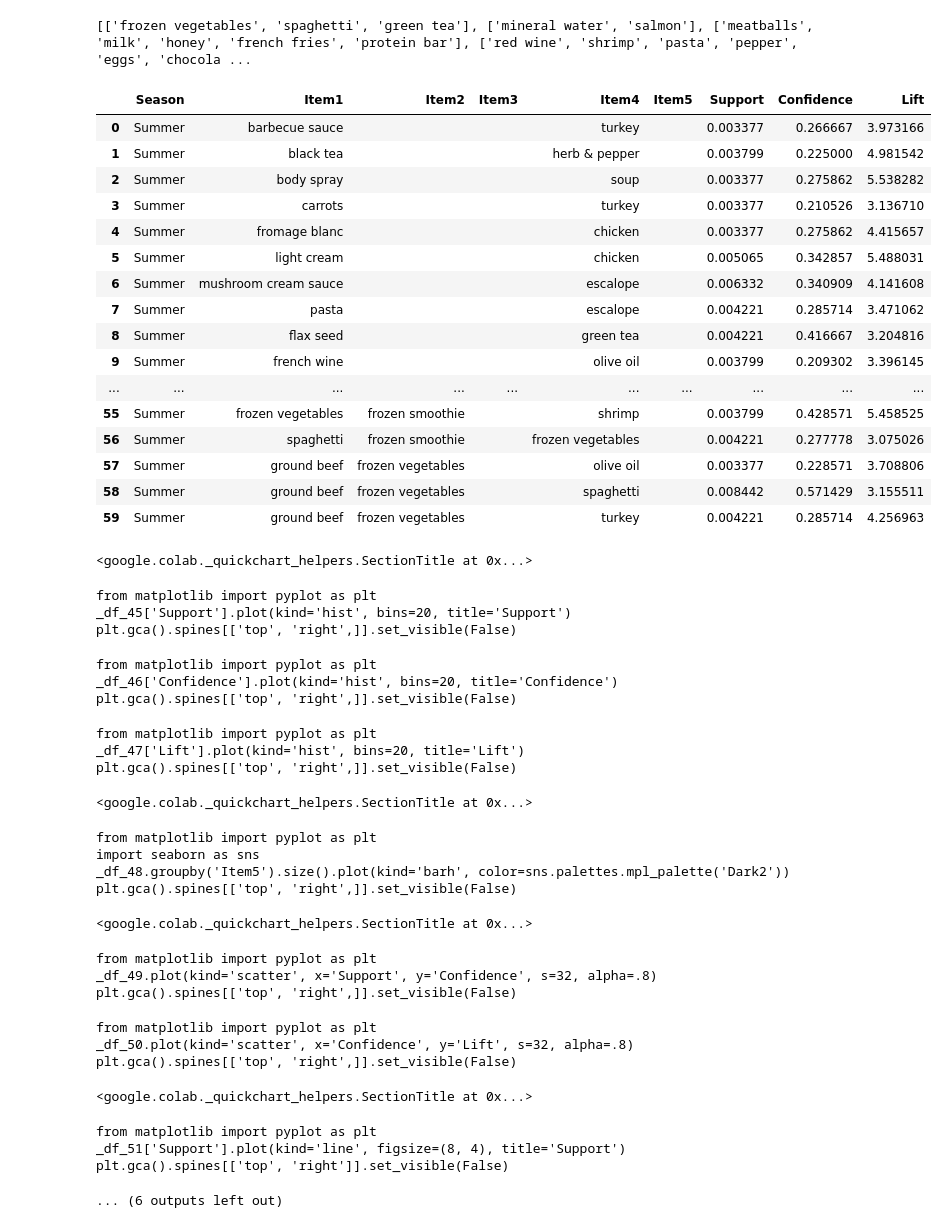
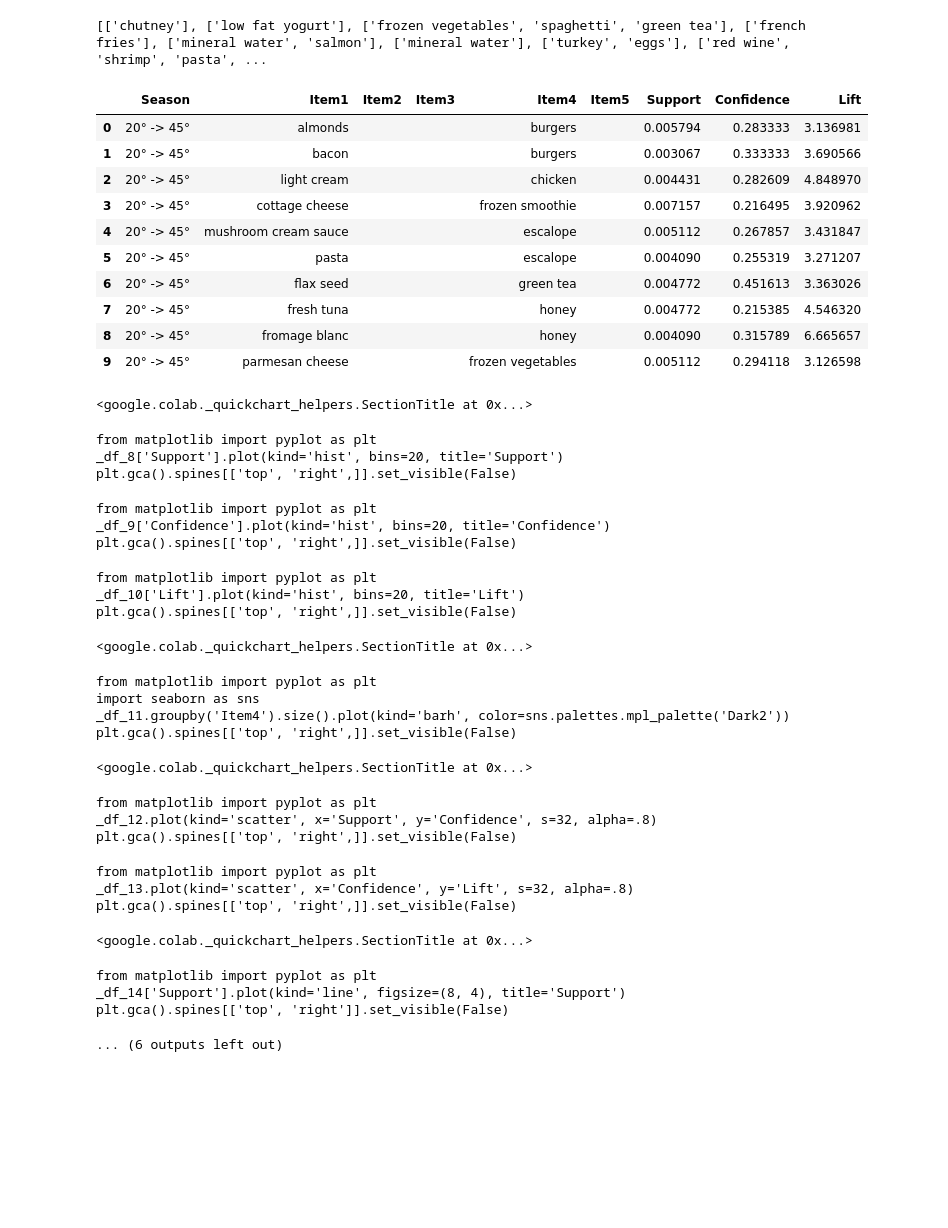
Before and after one commit to karankumarcv/ecommerce-recommendation, a Jupyter notebook: Recommendation_System_Apriori.ipynb, the cells around one changed output. Drawn from its saved outputs; the diff is of its cells as text; code cells hidden in the pictures; blank space fills up the shorter version.

```diff
--- a/Recommendation_System_Apriori.ipynb
+++ b/Recommendation_System_Apriori.ipynb
@@ -38,9 +57,9 @@ def tempToSeasons(temp_data):
         season_category = "Winter"
     elif 10 < temp_data <= 20:
         season_category = "Spring"
-    elif 40 > temp_data > 20:
+    elif 45 > temp_data > 20:
         season_category = "Summer"
-    elif temp_data >= 40:
+    elif temp_data >= 45:
         season_category = "Extereme Hot"
     return season_category
 
@@ -80,3 +96,22 @@ filtered_transactions = filterBySeason("Summer")
+# %%
+
+def seasonsToTemp(season_data):
+    temp_range = str()
+    if season_data == "Extreme Cold":
+        temp_range = "-100° -> 0°"
+    elif season_data == "Winter":
+        temp_range = "0° -> 10°"
+    elif season_data == "Spring":
+        temp_range = "10° -> 20°"
+    elif season_data == "Summer":
+        temp_range = "20° -> 45°"
+    elif season_data == "Extereme Hot":
+        temp_range = "-45° -> 100°"
+    return temp_range
+# %%
+season_name= "Summer"
+season_temp=seasonsToTemp(season_name)
+filtered_transactions = filterBySeason(season_name)
 # %%
 print(filtered_transactions)
 # %% [output]
@@ -86,7 +121,7 @@ for i in range(len(filtered_transactions)-1):
   del filtered_transactions[i][0:2]
 print(filtered_transactions)
 # %% [output]
-[['frozen vegetables', 'spaghetti', 'green tea'], ['mineral water', 'salmon'], ['meatballs', 'milk', 'honey', 'french fries', 'protein bar'], ['red wine', 'shrimp', 'pasta', 'pepper', 'eggs', 'chocola ...
+[['chutney'], ['low fat yogurt'], ['frozen vegetables', 'spaghetti', 'green tea'], ['french fries'], ['mineral water', 'salmon'], ['mineral water'], ['turkey', 'eggs'], ['red wine', 'shrimp', 'pasta', ...
 # %%
 
 #create an object of apriori function and set the threshold values for metrics
@@ -110,78 +145,71 @@ for i in range(result.shape[0]):
     list1 = result['ordered_statistics'][i][0]
     item1.append(list(list1[0]))
     item2.append(list(list1[1]))
     confidence.append(list1[2])
     lift.append(list1[3])
 
 #convert the lists to dataframe
 item_1 = pd.DataFrame(item1)
 item_2 = pd.DataFrame(item2)
 conf =pd.DataFrame(confidence,columns=['Confidence'])
 lift_m = pd.DataFrame(lift,columns=['Lift'])
 
 
 season_list=[]
 
 #concatenate the individual dataframes to a single dataframe
-final_result = pd.concat([item_1,item_2,support,conf,lift_m,], axis=1)
+final_result = pd.concat([item_1,item_2,support,conf,lift_m], axis=1)
 
 #fill the missing values
 final_result = final_result.fillna(value=' ')
+
 
 #rename the columns
 # final_result.columns = ['Item1','Item2','Item3','Item4','Item5','Support','Confidence','Lift']
 
 for i in range (len(final_result)):
-  season_list.append("Summer")
+  season_list.append(season_temp)
 
 season_list = pd.DataFrame(season_list)
 final_data= pd.concat([season_list,final_result],axis=1)
 final_data.columns=['Season','Item1','Item2','Item3','Item4','Item5','Support','Confidence','Lift']
-final_data.head(60)
-# final_data = pd.concat(season_list,final_result)
-# print(final_data)
+final_data.head(10)
 # %% [output]
 |  | Season | Item1 | Item2 | Item3 | Item4 | Item5 | Support | Confidence | Lift |
-| 0 | Summer | barbecue sauce |  |  | turkey |  | 0.003377 | 0.266667 | 3.973166 |
-| 1 | Summer | black tea |  |  | herb & pepper |  | 0.003799 | 0.225000 | 4.981542 |
-| 2 | Summer | body spray |  |  | soup |  | 0.003377 | 0.275862 | 5.538282 |
-| 3 | Summer | carrots |  |  | turkey |  | 0.003377 | 0.210526 | 3.136710 |
-| 4 | Summer | fromage blanc |  |  | chicken |  | 0.003377 | 0.275862 | 4.415657 |
-| 5 | Summer | light cream |  |  | chicken |  | 0.005065 | 0.342857 | 5.488031 |
-| 6 | Summer | mushroom cream sauce |  |  | escalope |  | 0.006332 | 0.340909 | 4.141608 |
-| 7 | Summer | pasta |  |  | escalope |  | 0.004221 | 0.285714 | 3.471062 |
-| 8 | Summer | flax seed |  |  | green tea |  | 0.004221 | 0.416667 | 3.204816 |
-| 9 | Summer | french wine |  |  | olive oil |  | 0.003799 | 0.209302 | 3.396145 |
-| ... | ... | ... | ... | ... | ... | ... | ... | ... | ... |
-| 55 | Summer | frozen vegetables | frozen smoothie |  | shrimp |  | 0.003799 | 0.428571 | 5.458525 |
-| 56 | Summer | spaghetti | frozen smoothie |  | frozen vegetables |  | 0.004221 | 0.277778 | 3.075026 |
-| 57 | Summer | ground beef | frozen vegetables |  | olive oil |  | 0.003377 | 0.228571 | 3.708806 |
-| 58 | Summer | ground beef | frozen vegetables |  | spaghetti |  | 0.008442 | 0.571429 | 3.155511 |
-| 59 | Summer | ground beef | frozen vegetables |  | turkey |  | 0.004221 | 0.285714 | 4.256963 |
+| 0 | 20° -> 45° | almonds |  |  | burgers |  | 0.005794 | 0.283333 | 3.136981 |
+| 1 | 20° -> 45° | bacon |  |  | burgers |  | 0.003067 | 0.333333 | 3.690566 |
+| 2 | 20° -> 45° | light cream |  |  | chicken |  | 0.004431 | 0.282609 | 4.848970 |
+| 3 | 20° -> 45° | cottage cheese |  |  | frozen smoothie |  | 0.007157 | 0.216495 | 3.920962 |
+| 4 | 20° -> 45° | mushroom cream sauce |  |  | escalope |  | 0.005112 | 0.267857 | 3.431847 |
+| 5 | 20° -> 45° | pasta |  |  | escalope |  | 0.004090 | 0.255319 | 3.271207 |
+| 6 | 20° -> 45° | flax seed |  |  | green tea |  | 0.004772 | 0.451613 | 3.363026 |
+| 7 | 20° -> 45° | fresh tuna |  |  | honey |  | 0.004772 | 0.215385 | 4.546320 |
+| 8 | 20° -> 45° | fromage blanc |  |  | honey |  | 0.004090 | 0.315789 | 6.665657 |
+| 9 | 20° -> 45° | parmesan cheese |  |  | frozen vegetables |  | 0.005112 | 0.294118 | 3.126598 |
 <google.colab._quickchart_helpers.SectionTitle at 0x...>
 from matplotlib import pyplot as plt
-_df_45['Support'].plot(kind='hist', bins=20, title='Support')
+_df_8['Support'].plot(kind='hist', bins=20, title='Support')
 plt.gca().spines[['top', 'right',]].set_visible(False)
 from matplotlib import pyplot as plt
-_df_46['Confidence'].plot(kind='hist', bins=20, title='Confidence')
+_df_9['Confidence'].plot(kind='hist', bins=20, title='Confidence')
 plt.gca().spines[['top', 'right',]].set_visible(False)
 from matplotlib import pyplot as plt
-_df_47['Lift'].plot(kind='hist', bins=20, title='Lift')
+_df_10['Lift'].plot(kind='hist', bins=20, title='Lift')
 plt.gca().spines[['top', 'right',]].set_visible(False)
 <google.colab._quickchart_helpers.SectionTitle at 0x...>
 from matplotlib import pyplot as plt
 import seaborn as sns
-_df_48.groupby('Item5').size().plot(kind='barh', color=sns.palettes.mpl_palette('Dark2'))
+_df_11.groupby('Item4').size().plot(kind='barh', color=sns.palettes.mpl_palette('Dark2'))
 plt.gca().spines[['top', 'right',]].set_visible(False)
 <google.colab._quickchart_helpers.SectionTitle at 0x...>
 from matplotlib import pyplot as plt
-_df_49.plot(kind='scatter', x='Support', y='Confidence', s=32, alpha=.8)
+_df_12.plot(kind='scatter', x='Support', y='Confidence', s=32, alpha=.8)
 plt.gca().spines[['top', 'right',]].set_visible(False)
 from matplotlib import pyplot as plt
-_df_50.plot(kind='scatter', x='Confidence', y='Lift', s=32, alpha=.8)
+_df_13.plot(kind='scatter', x='Confidence', y='Lift', s=32, alpha=.8)
 plt.gca().spines[['top', 'right',]].set_visible(False)
 <google.colab._quickchart_helpers.SectionTitle at 0x...>
 from matplotlib import pyplot as plt
-_df_51['Support'].plot(kind='line', figsize=(8, 4), title='Support')
+_df_14['Support'].plot(kind='line', figsize=(8, 4), title='Support')
 plt.gca().spines[['top', 'right']].set_visible(False)
 ... (6 outputs left out)
```
Also changed, not shown: parts of 13 cells of this notebook.
